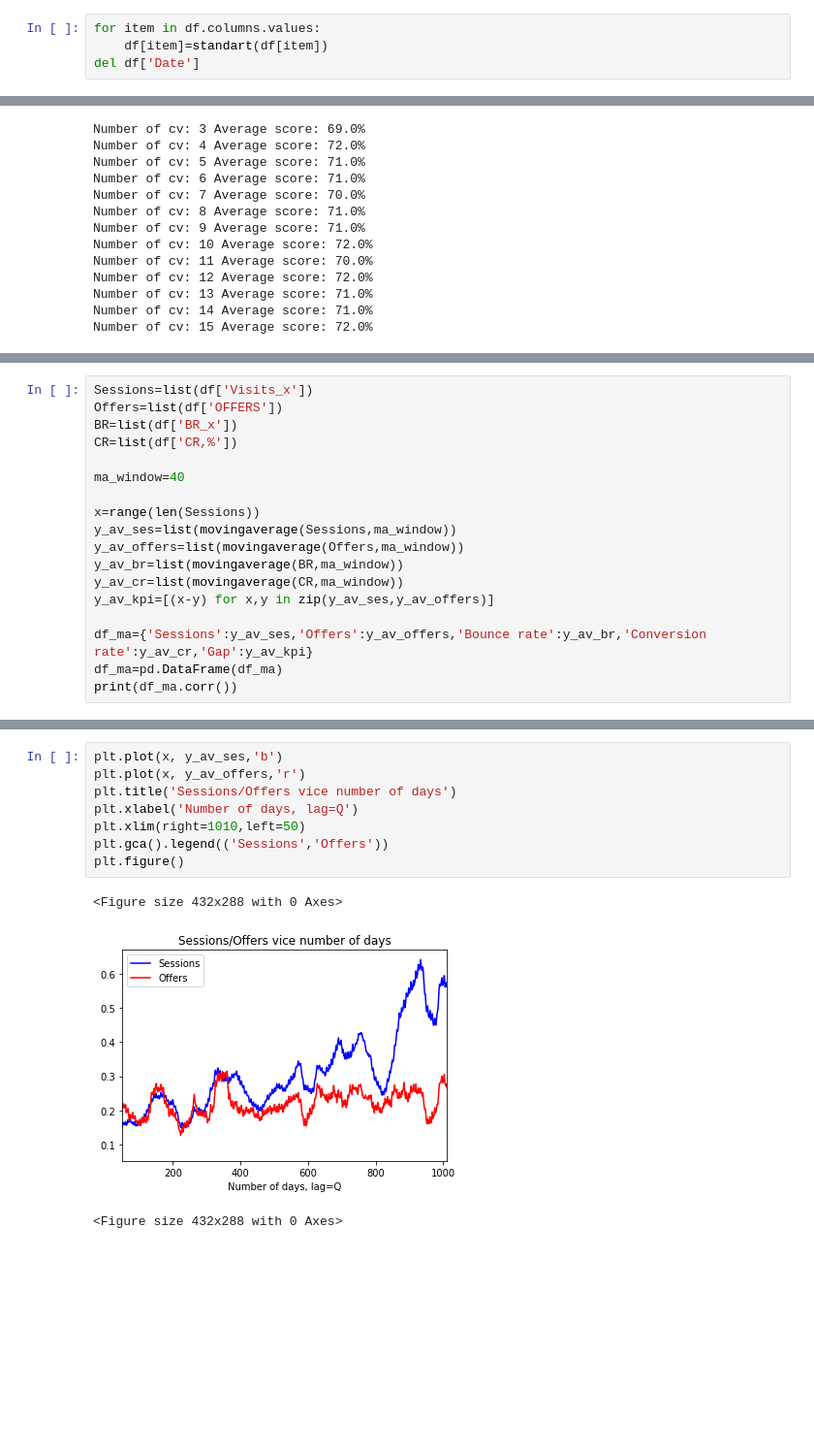
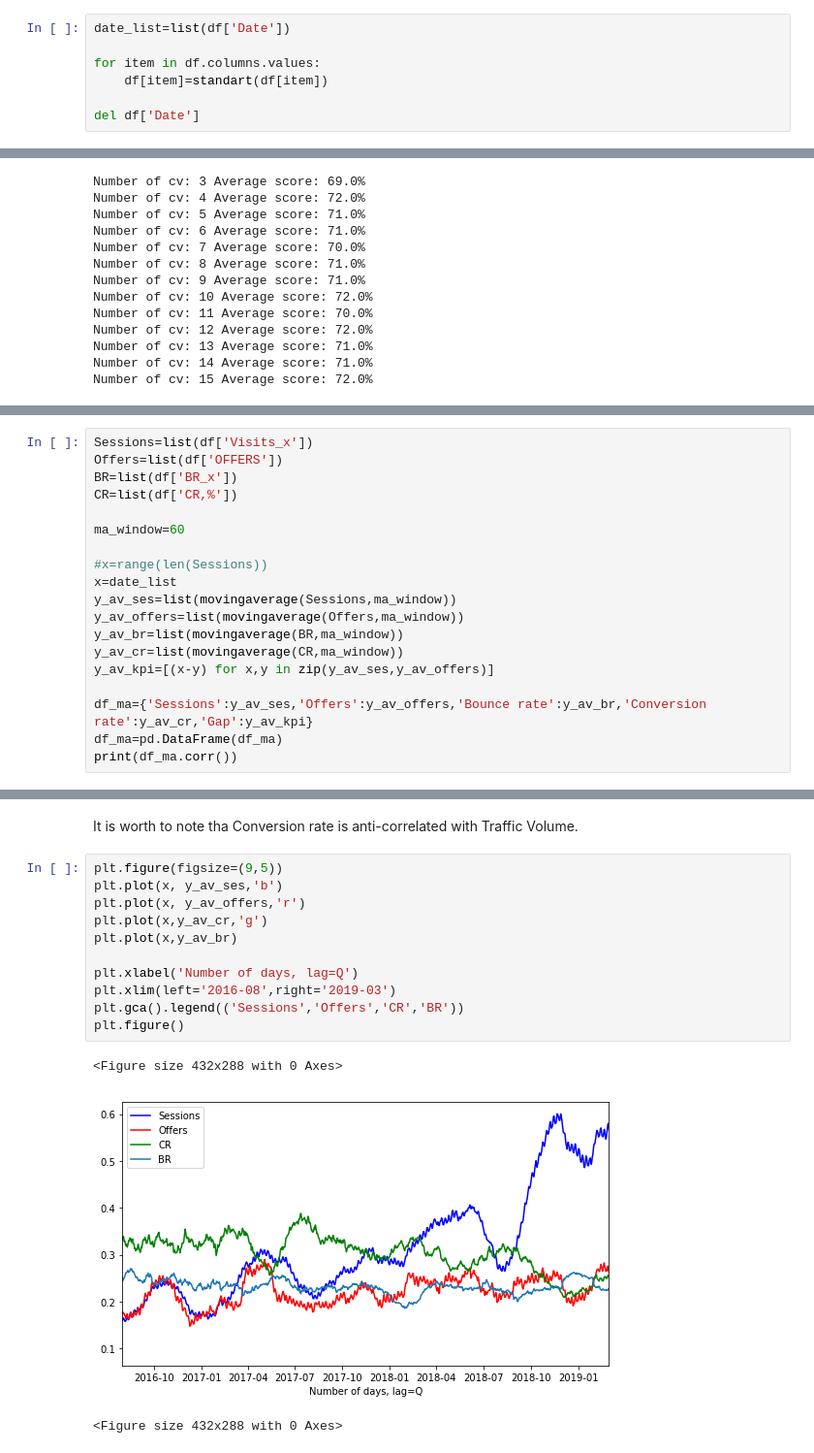
Before and after one commit to SergeyKamenshchikov/MARKETING, a Jupyter notebook: backlog_web.ipynb, the cells around one changed output, grey strips where cells are left out. Shown: that part at 97% size. Cells and saved outputs as stored; diff of their text form; blank space fills up the shorter version.

```diff
--- a/backlog_web.ipynb
+++ b/backlog_web.ipynb
@@ -121,8 +106,11 @@ Number of records: 1090
 # %% [markdown]
 Convert features to the (0,1) interval:
 # %%
+date_list=list(df['Date'])
+
 for item in df.columns.values:
     df[item]=standart(df[item])
+
 del df['Date']
 # %% [markdown]
 Let's find the proportion of days with positive offers number.
@@ -347,9 +329,10 @@ Offers=list(df['OFFERS'])
 BR=list(df['BR_x'])
 CR=list(df['CR,%'])
 
-ma_window=40
+ma_window=60
 
-x=range(len(Sessions))
+#x=range(len(Sessions))
+x=date_list
 y_av_ses=list(movingaverage(Sessions,ma_window))
 y_av_offers=list(movingaverage(Offers,ma_window))
 y_av_br=list(movingaverage(BR,ma_window))
@@ -369,13 +352,18 @@ Gap              0.962024  0.364101     0.057370        -0.759898  1.000000
+# %% [markdown]
+It is worth to note tha Conversion rate is anti-correlated with Traffic Volume.
 # %%
+plt.figure(figsize=(9,5))
 plt.plot(x, y_av_ses,'b')
 plt.plot(x, y_av_offers,'r')
-plt.title('Sessions/Offers vice number of days')
+plt.plot(x,y_av_cr,'g')
+plt.plot(x,y_av_br)
+
 plt.xlabel('Number of days, lag=Q')
-plt.xlim(right=1010,left=50)
-plt.gca().legend(('Sessions','Offers'))
+plt.xlim(left='2016-08',right='2019-03')
+plt.gca().legend(('Sessions','Offers','CR','BR'))
 plt.figure()
 # %% [output]
 <Figure size 432x288 with 0 Axes>
-[figure, old version]
+[figure, new version]
 <Figure size 432x288 with 0 Axes>
 # %%
```
Also changed, not shown: parts of 13 cells of this notebook.
